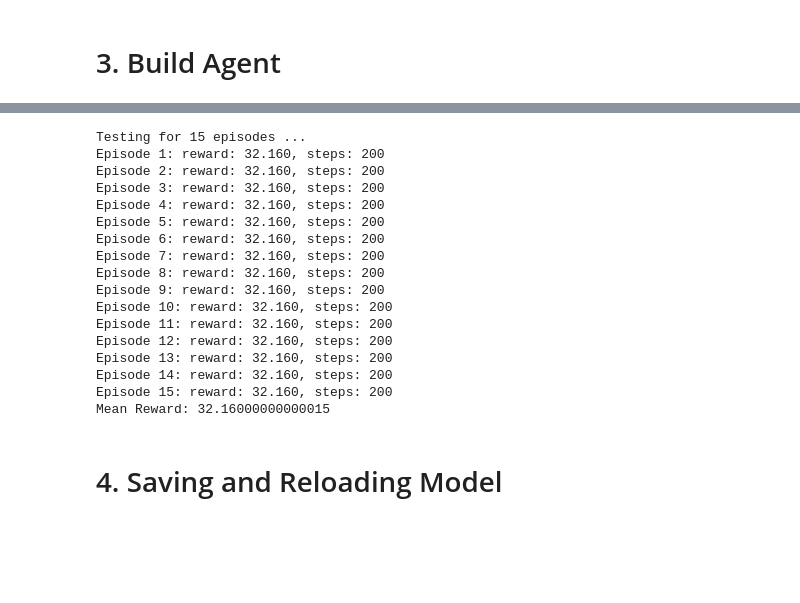
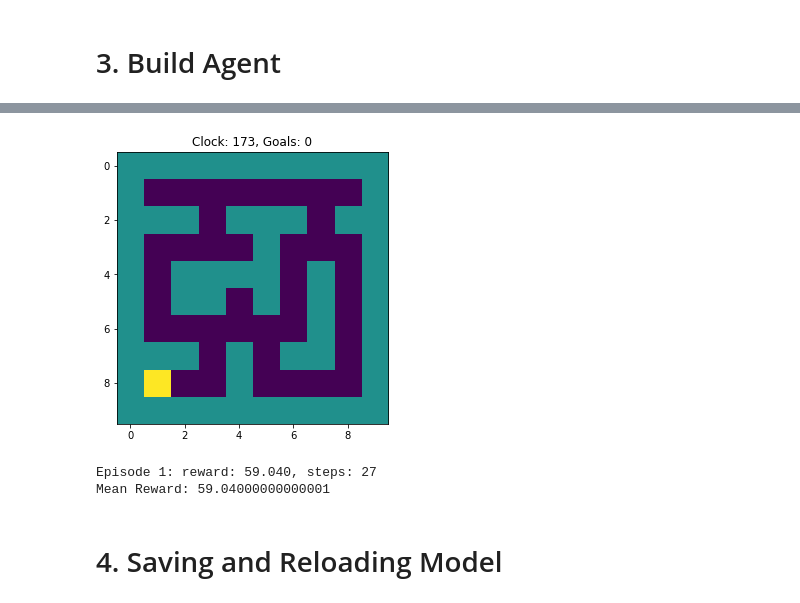
Before and after one commit to BrianDouglas/ML-game-experiment, a Jupyter notebook: model_building/model_training.ipynb, the cells around one changed output, grey strips where cells are left out. Drawn from its saved outputs; the diff is of its cells as text; code cells hidden in the pictures; blank space fills up the shorter version.

Commit message:
finished with training. Images for website created.

```diff
--- a/model_building/model_training.ipynb
+++ b/model_building/model_training.ipynb
@@ -229,15 +139,15 @@ class GameEnv(Env):
 
     def createBoard(self):
         board = np.matrix([[1,1,1,1,1,1,1,1,1,1],
-                 [1,0,0,0,0,0,0,0,0,1],
-                 [1,1,1,0,1,1,1,0,1,1],
-                 [1,0,0,0,0,1,0,0,0,1],
-                 [1,0,1,1,1,1,0,1,0,1],
-                 [1,0,1,1,0,3,0,1,0,1],
-                 [1,0,0,0,0,0,0,1,0,1],
-                 [1,1,1,0,1,0,1,1,0,1],
-                 [1,3,0,0,1,0,0,0,3,1],
-                 [1,1,1,1,1,1,1,1,1,1]])
+                           [1,0,0,0,0,0,0,0,0,1],
+                           [1,1,1,0,1,1,1,0,1,1],
+                           [1,0,0,0,0,1,0,0,0,1],
+                           [1,0,1,1,1,1,0,1,0,1],
+                           [1,0,1,1,3,1,0,1,0,1],
+                           [1,0,0,0,0,0,0,1,0,1],
+                           [1,1,1,0,1,0,1,1,0,1],
+                           [1,3,0,0,1,0,0,0,3,1],
+                           [1,1,1,1,1,1,1,1,1,1]])
         if self.mode == 'static':
             player_pos = (1,1) #(np.random.randint(self.size), np.random.randint(self.size))
             goals = [(5,5),(8,1),(8,8)]
@@ -398,25 +309,11 @@ def dqn_tester(dqn, num_eps, vis = False):
     #        num_win += 1
     #print(f'Win Rate: {round(num_win/num_eps, 2) * 100}%')
 # %%
-dqn_tester(dqn, 15)
+dqn_tester(dqn, 1, True)
 # %% [output]
+[figure, added]
-Testing for 15 episodes ...
-Episode 1: reward: 32.160, steps: 200
-Episode 2: reward: 32.160, steps: 200
-Episode 3: reward: 32.160, steps: 200
-Episode 4: reward: 32.160, steps: 200
-Episode 5: reward: 32.160, steps: 200
-Episode 6: reward: 32.160, steps: 200
-Episode 7: reward: 32.160, steps: 200
-Episode 8: reward: 32.160, steps: 200
-Episode 9: reward: 32.160, steps: 200
-Episode 10: reward: 32.160, steps: 200
-Episode 11: reward: 32.160, steps: 200
-Episode 12: reward: 32.160, steps: 200
-Episode 13: reward: 32.160, steps: 200
-Episode 14: reward: 32.160, steps: 200
-Episode 15: reward: 32.160, steps: 200
-Mean Reward: 32.16000000000015
+Episode 1: reward: 59.040, steps: 27
+Mean Reward: 59.04000000000001
 # %% [markdown]
 # 4. Saving and Reloading Model
 # %%
```
Also changed, not shown: parts of 5 cells of this notebook, 4 other files.
